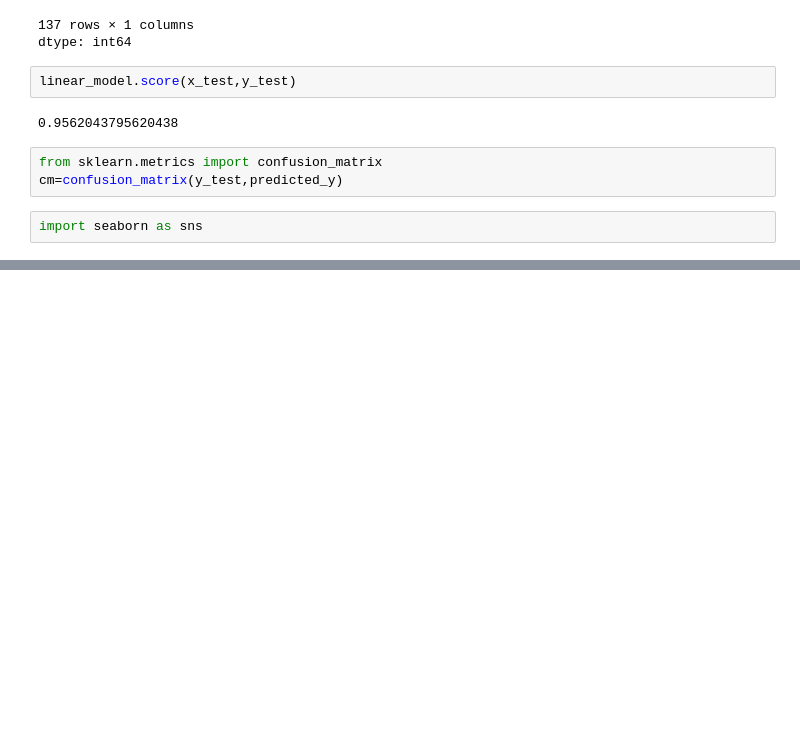
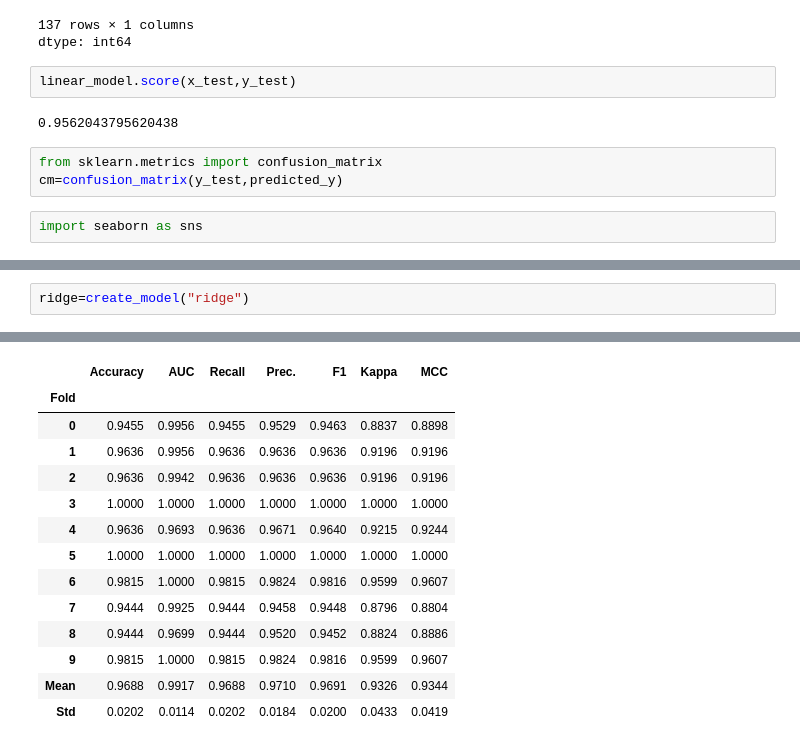
Before and after one commit to rezaul61/Breast-Cancer-Prediction, a Jupyter notebook: breast_cancer_detection.ipynb, the cells around one changed output, grey strips where cells are left out. Drawn from its saved outputs; the diff is of its cells as text; blank space fills up the shorter version.

```diff
--- a/breast_cancer_detection.ipynb
+++ b/breast_cancer_detection.ipynb
@@ -148,0 +131,3 @@ knn=create_model("knn")
+# %%
+ridge=create_model("ridge")
+# %% [output]
@@ -148,0 +135,14 @@ knn=create_model("knn")
+|  | Accuracy | AUC | Recall | Prec. | F1 | Kappa | MCC |
+| Fold |  |  |  |  |  |  |  |
+| 0 | 0.9455 | 0.9956 | 0.9455 | 0.9529 | 0.9463 | 0.8837 | 0.8898 |
+| 1 | 0.9636 | 0.9956 | 0.9636 | 0.9636 | 0.9636 | 0.9196 | 0.9196 |
+| 2 | 0.9636 | 0.9942 | 0.9636 | 0.9636 | 0.9636 | 0.9196 | 0.9196 |
+| 3 | 1.0000 | 1.0000 | 1.0000 | 1.0000 | 1.0000 | 1.0000 | 1.0000 |
+| 4 | 0.9636 | 0.9693 | 0.9636 | 0.9671 | 0.9640 | 0.9215 | 0.9244 |
+| 5 | 1.0000 | 1.0000 | 1.0000 | 1.0000 | 1.0000 | 1.0000 | 1.0000 |
+| 6 | 0.9815 | 1.0000 | 0.9815 | 0.9824 | 0.9816 | 0.9599 | 0.9607 |
+| 7 | 0.9444 | 0.9925 | 0.9444 | 0.9458 | 0.9448 | 0.8796 | 0.8804 |
+| 8 | 0.9444 | 0.9699 | 0.9444 | 0.9520 | 0.9452 | 0.8824 | 0.8886 |
+| 9 | 0.9815 | 1.0000 | 0.9815 | 0.9824 | 0.9816 | 0.9599 | 0.9607 |
+| Mean | 0.9688 | 0.9917 | 0.9688 | 0.9710 | 0.9691 | 0.9326 | 0.9344 |
+| Std | 0.0202 | 0.0114 | 0.0202 | 0.0184 | 0.0200 | 0.0433 | 0.0419 |
```
Also changed, not shown: parts of 13 cells of this notebook.
